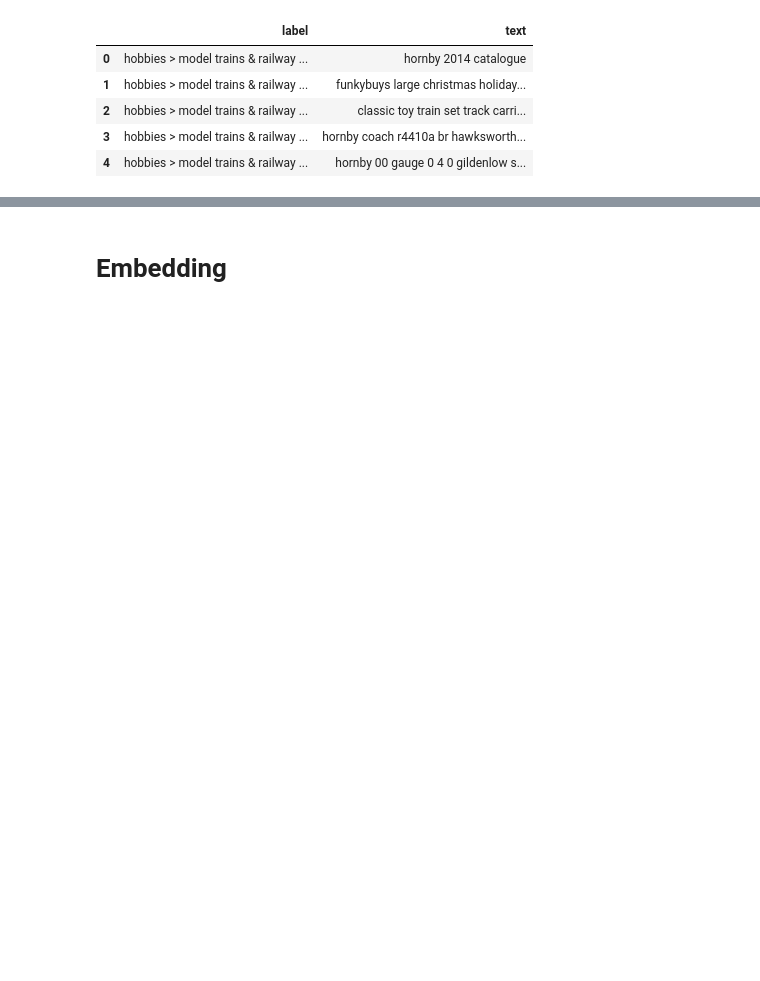
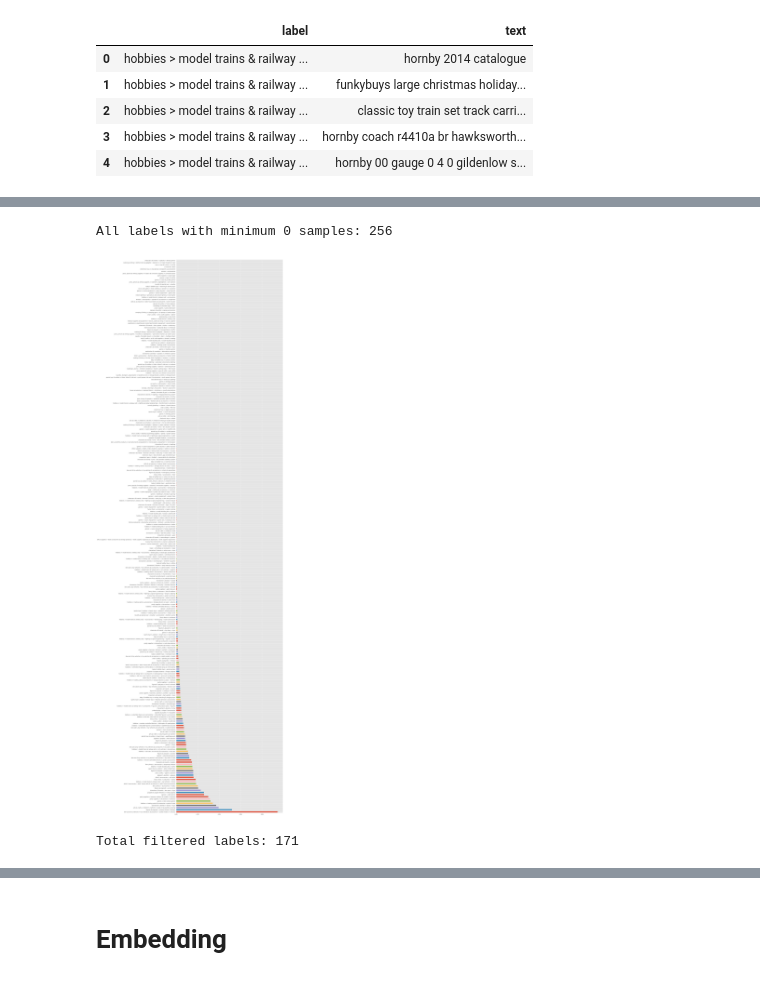
Before and after one commit to rafalencar1997/Product_Classification, a Jupyter notebook: Dataset_Statistics.ipynb, the cells around one changed output, grey strips where cells are left out. Saved outputs shown, nothing was run; the diff lists cells and outputs as text; code cells hidden in the pictures; blank space fills up the shorter version.

```diff
--- a/Dataset_Statistics.ipynb
+++ b/Dataset_Statistics.ipynb
@@ -208,0 +46,9 @@ plot_frequency_distribution_of_ngrams(dataset.text, ngram_range=(1, 2), num_ngra
+# %%
+dataset.distrib_label()
+# %% [output]
+All labels with minimum 0 samples: 256
+[figure, added]
+# %%
+dataset.filer_data()
+# %% [output]
+Total filtered labels: 171
```
Also changed, not shown: parts of 39 cells of this notebook, 5 other files.
